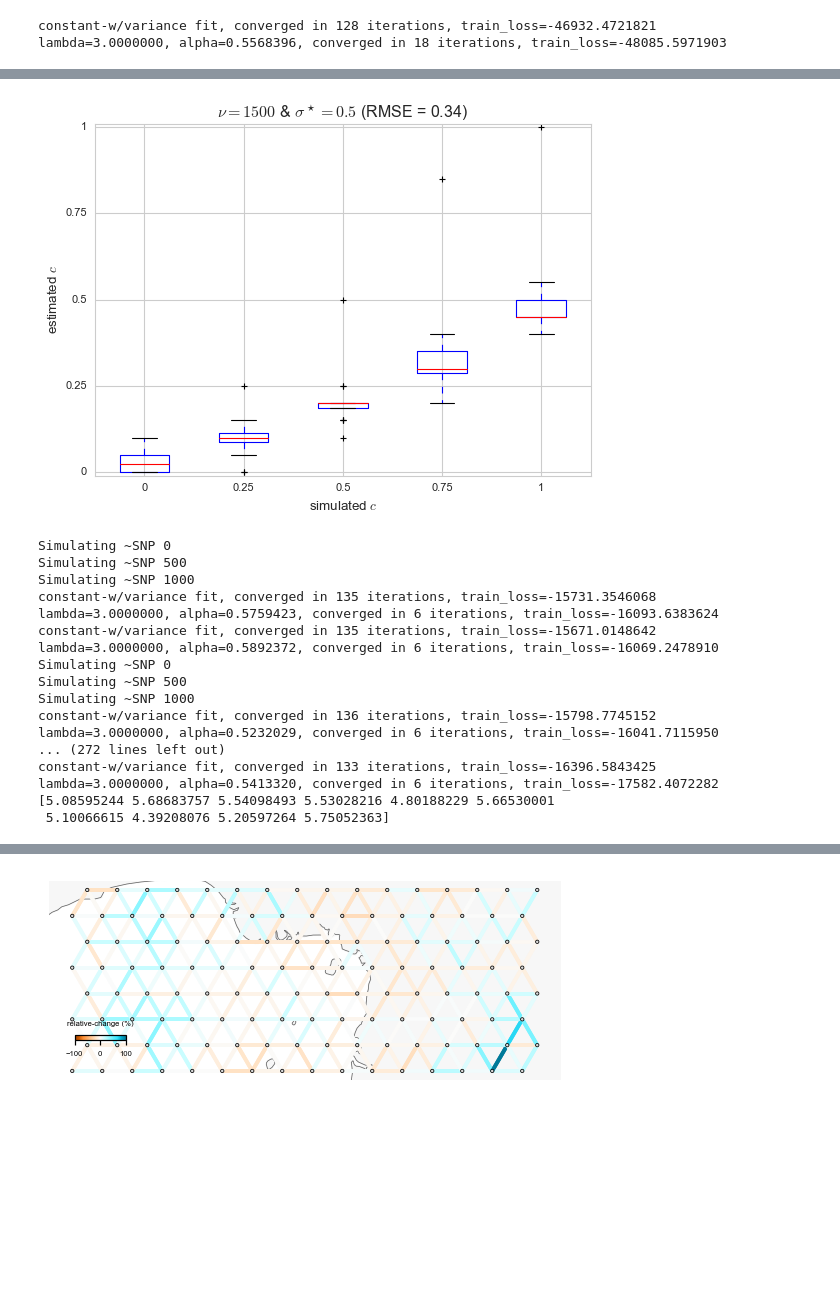
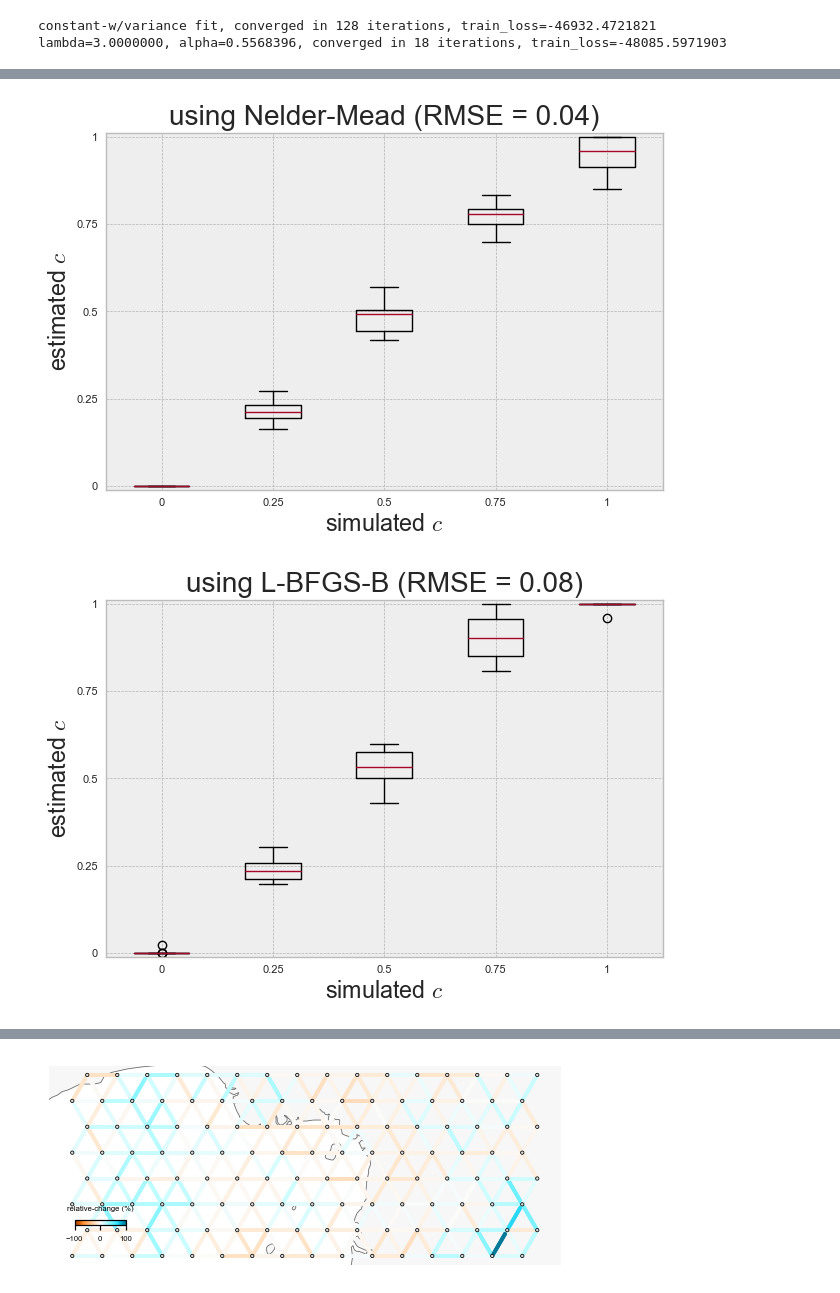
Before and after one commit to NovembreLab/feems, a Jupyter notebook: docs/notebooks/est-long-range.ipynb, the cells around one changed output, grey strips where cells are left out. Saved outputs shown, nothing was run; the diff lists cells and outputs as text; code cells hidden in the pictures; blank space fills up the shorter version.

```diff
--- a/docs/notebooks/est-long-range.ipynb
+++ b/docs/notebooks/est-long-range.ipynb
@@ -520,8 +564,9 @@ Simulating ~SNP 1000
 # %%
-# plt.boxplot(estcR2mat); plt.xticks([1,2,3,4,5],['0','0.25','0.5','0.75','1']); plt.xlabel(r'simulated $c$'); plt.ylabel(r'estimated $c$'); plt.ylim((-0.01,1.01)); plt.title(r'$R^2$ (RMSE = {})'.format(np.round(np.sqrt(np.mean((estcR2mat-np.array([0,0.25,0.5,0.75,1]))**2)),2))); plt.yticks(np.linspace(0,1,5),labels=['0','0.25','0.5','0.75','1']); #plt.axline((1,0),slope=0.25,color='grey');
-plt.boxplot(estcllmat); plt.xticks([1,2,3,4,5],['0','0.25','0.5','0.75','1']); plt.xlabel(r'simulated $c$'); plt.ylabel(r'estimated $c$'); plt.ylim((-0.01,1.01)); plt.title(r'$\nu=1500$ & $\sigma^\star = 0.5$ (RMSE = {})'.format(np.round(np.sqrt(np.mean((estcllmat-np.array([0,0.25,0.5,0.75,1]))**2)),2))); plt.yticks(np.linspace(0,1,5),labels=['0','0.25','0.5','0.75','1']); #plt.axline((1,0),slope=0.25,color='grey');
+plt.boxplot(estcR2mat); plt.xticks([1,2,3,4,5],['0','0.25','0.5','0.75','1']); plt.xlabel(r'simulated $c$'); plt.ylabel(r'estimated $c$'); plt.ylim((-0.01,1.01)); plt.title(r'using Nelder-Mead (RMSE = {})'.format(np.round(np.sqrt(np.mean((estcR2mat-np.array([0,0.25,0.5,0.75,1]))**2)),2))); plt.yticks(np.linspace(0,1,5),labels=['0','0.25','0.5','0.75','1']); plt.show() #plt.axline((1,0),slope=0.25,color='grey');
+plt.boxplot(estcllmat); plt.xticks([1,2,3,4,5],['0','0.25','0.5','0.75','1']); plt.xlabel(r'simulated $c$'); plt.ylabel(r'estimated $c$'); plt.ylim((-0.01,1.01)); plt.title(r'using L-BFGS-B (RMSE = {})'.format(np.round(np.sqrt(np.mean((estcllmat-np.array([0,0.25,0.5,0.75,1]))**2)),2))); plt.yticks(np.linspace(0,1,5),labels=['0','0.25','0.5','0.75','1']); #plt.axline((1,0),slope=0.25,color='grey');
 # gen_test_36_adm = np.loadtxt("/Users/vivaswatshastry/Google Drive/Other computers/My Mac mini/Documents/feemsResults/results/admixture/gentest36_c{}_sim{}.csv".format(25,10),delimiter=',')
 # sp_graph = Joint_SpatialGraph(gen_test_36_adm, coord_def, grid_def, edge_def); sp_graph.fit(lamb=3.,optimize_q='n-dim');
 # obj = Joint_Objective(sp_graph); obj.inv(); obj.grad(reg=False);
 # %% [output]
-[figure, old version]
+[figure, new version]
+[figure, added]
@@ -559,36 +572,0 @@ plt.boxplot(estcllmat); plt.xticks([1,2,3,4,5],['0','0.25','0.5','0.75','1']); p
-# %%
-## do a similar simulation to below but estimate the edge weight of the LRE (increasing admixture prop should give higher edge weights)
-nsims = 10
-estw = np.zeros((nsims,4))
-for ic, c in enumerate([0,0.3,0.7,1]):
-    for n in range(nsims):
-        # gen_test_1e_asym = simulate_genotypes(graph_def, target_n_snps=1200, mu=1e-1, n_print=500, asymmetric=False, long_range_nodes=lrn, long_range_edges=[5])
-        gen_test_1e_asym = simulate_genotypes_w_admixture(graph_def, target_n_snps=1200, n_print=500, n_e=1, mu=1, long_range_nodes=lrn, admixture_props=[c], time_of_adm=[0.0001])
-
-        sp_Graph_asym = Joint_SpatialGraph(gen_test_1e_asym, coord_def, grid_def, edge_def)
-        sp_Graph_asym.fit(lamb=3., optimize_q='n-dim');
-
-        sp_graph_asym = Joint_SpatialGraph(gen_test_1e_asym, coord_def, grid_def, np.array(edges_lr), long_range_edges=lrn)
-        sp_graph_asym.fit(lamb=3.,optimize_q='n-dim');
-
-        estw[n,ic] = sp_graph_asym.w[sp_graph_asym.lre_idx]
-
-    print(estw[:,ic])
-# %% [output]
-Simulating ~SNP 0
-Simulating ~SNP 500
-Simulating ~SNP 1000
-constant-w/variance fit, converged in 135 iterations, train_loss=-15731.3546068
-lambda=3.0000000, alpha=0.5759423, converged in 6 iterations, train_loss=-16093.6383624
-constant-w/variance fit, converged in 135 iterations, train_loss=-15671.0148642
-lambda=3.0000000, alpha=0.5892372, converged in 6 iterations, train_loss=-16069.2478910
-Simulating ~SNP 0
-Simulating ~SNP 500
-Simulating ~SNP 1000
-constant-w/variance fit, converged in 136 iterations, train_loss=-15798.7745152
-lambda=3.0000000, alpha=0.5232029, converged in 6 iterations, train_loss=-16041.7115950
-... (272 lines left out)
-constant-w/variance fit, converged in 133 iterations, train_loss=-16396.5843425
-lambda=3.0000000, alpha=0.5413320, converged in 6 iterations, train_loss=-17582.4072282
-[5.08595244 5.68683757 5.54098493 5.53028216 4.80188229 5.66530001
- 5.10066615 4.39208076 5.20597264 5.75052363]
```
Also changed, not shown: parts of 29 cells of this notebook, 5 other files.
